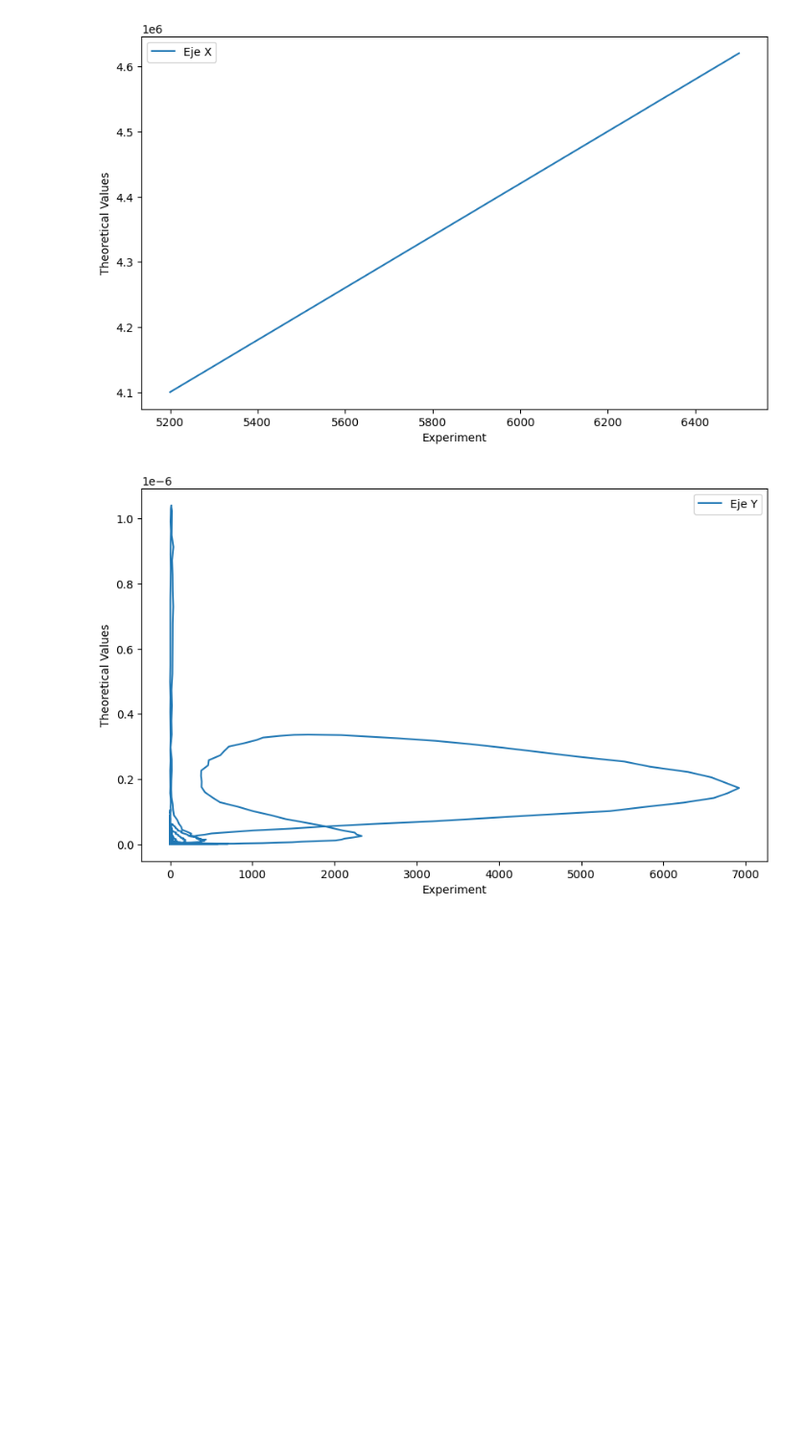
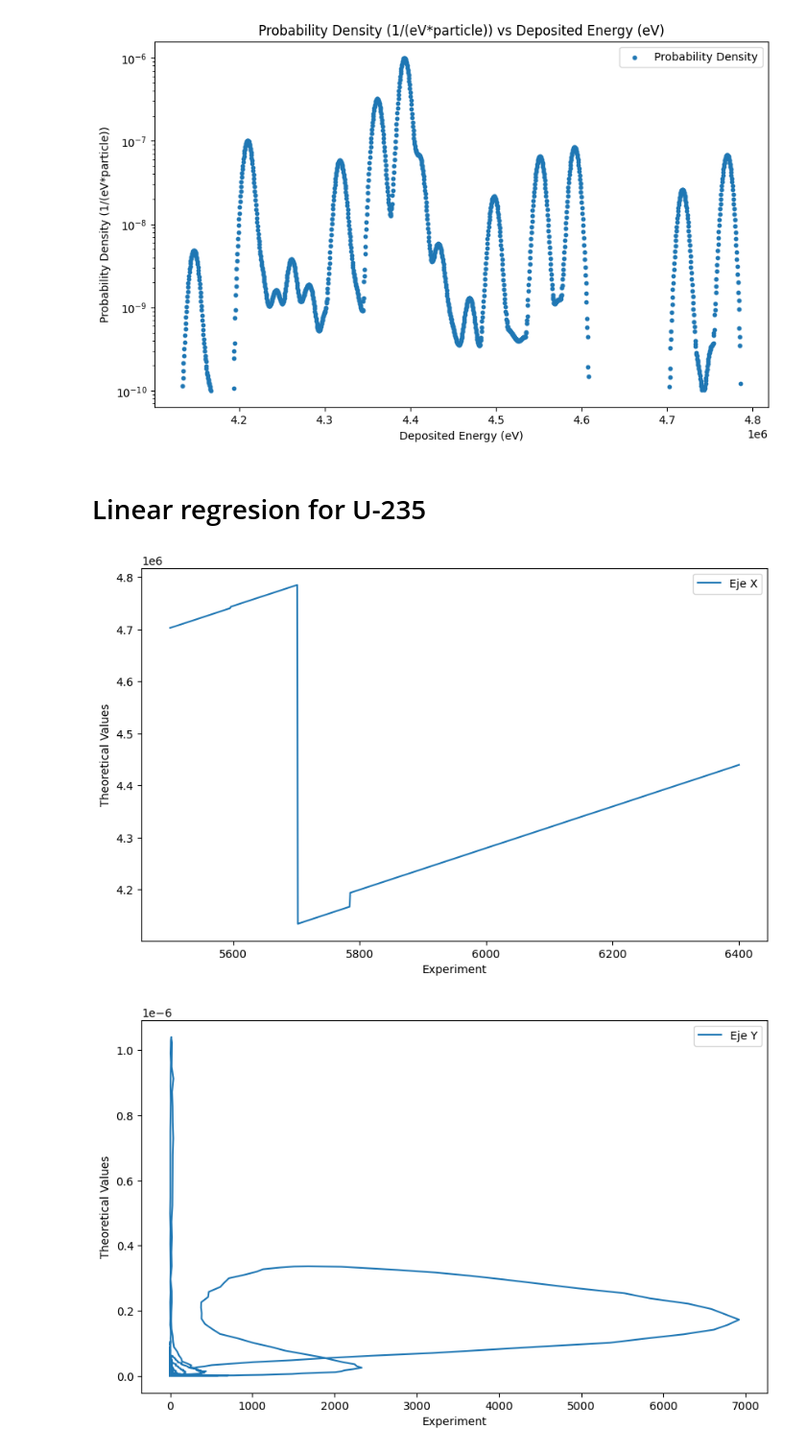
Before and after one commit to carlosherediapimienta/Collaboration_CIEMAT, a Jupyter notebook: U_235.ipynb, the cells around one changed output. Shown: that part at 96% size. Cells and saved outputs as stored; diff of their text form; code cells hidden in the pictures; blank space fills up the shorter version.

```diff
--- a/U_235.ipynb
+++ b/U_235.ipynb
@@ -68,0 +77,17 @@ plt.show()
+# %%
+df_penhan_concat = pd.concat([df_penhan_U234, df_penhan_U235], ignore_index=True)
+# %%
+df_penhan= df_penhan_concat[df_penhan_concat['Probability Density (1/(eV*particle))'] >= 1.0E-10].copy()
+# %%
+plt.figure(figsize=(10, 6))
+plt.scatter(df_penhan['Deposited Energy (eV)'], df_penhan['Probability Density (1/(eV*particle))'], label='Probability Density', s=10)
+plt.xlabel('Deposited Energy (eV)')
+plt.ylabel('Probability Density (1/(eV*particle))')
+plt.title('Probability Density (1/(eV*particle))' + ' vs Deposited Energy (eV)')
+plt.yscale('log')
+plt.legend()
+plt.show()
+# %% [output]
+[figure, added]
+# %% [markdown]
+# Linear regresion for U-235
@@ -69,12 +105,12 @@ plt.show()
 # %%
 plt.figure(figsize=(10, 6))
-plt.plot(df_selected.index, df_penhan['Deposited Energy (eV)'].values[:len(df_selected.index)], label='Eje X')
+plt.plot(df_selected.index, df_penhan_U235['Deposited Energy (eV)'].values[:len(df_selected.index)], label='Eje X')
 plt.xlabel('Experiment')
 plt.ylabel('Theoretical Values')
 plt.legend()
 plt.show()
 # %% [output]
-[figure, old version]
+[figure, new version]
 # %%
 from scipy import stats
 
```
Also changed, not shown: parts of 13 cells of this notebook.
